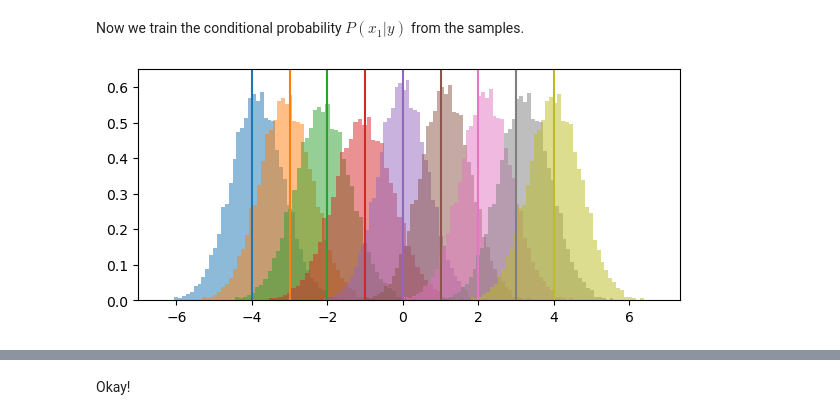
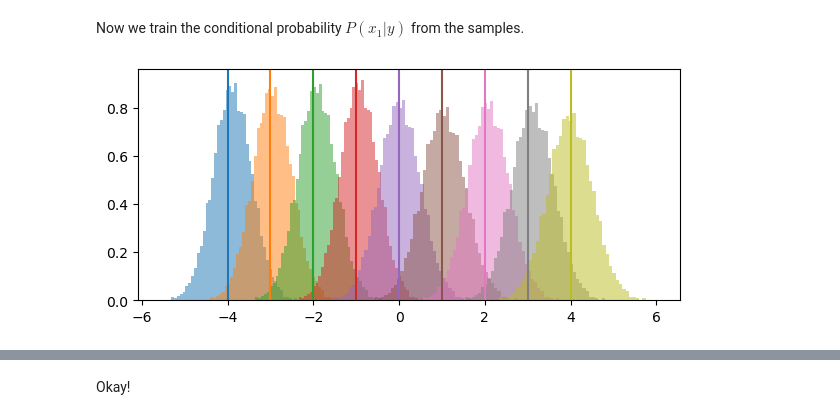
Before and after one commit to git-sunao/path-integral, a Jupyter notebook: test6.ipynb, the cells around one changed output, grey strips where cells are left out. Drawn from its saved outputs; the diff is of its cells as text; code cells hidden in the pictures.

Commit message:
update flow eq on test6.ipynb and test7.ipynb

```diff
--- a/test6.ipynb
+++ b/test6.ipynb
@@ -79,21 +79,26 @@ grad_h    = grad(action_h, holomorphic=True)
 grad_Seff = grad(action_Seff, holomorphic=True)
 # %%
 def flow_step(z, y, ds, thre=0.1):
-    # dSdz = grad_Seff(z)
-    # z = z - ds*dSdz
-    dhdz = grad_h(z, y)
-    z = z + ds*dhdz
+    dSdz = grad_Seff(z, y)
+    z = z + ds*jnp.conj(dSdz)
     return z
 
-def flow_n_steps(z, y, ds, n_step):
+def flow_n_steps(x, y, ds, n_step):
+    z = x.astype(complex)
     fnc = lambda z, null: (flow_step(z, y, ds), null)
     z, null = scan(fnc, z, length=n_step)
     return z
 
-def flow_n_steps_with_jac(z, y, ds, n_step):
-    z = flow_n_steps(z, y, ds, n_step)
-    j = jacrev(flow_n_steps, argnums=0, holomorphic=True)(z, y, ds, n_step)
+def flow_n_steps_with_jac(x, y, ds, n_step):
+    z = flow_n_steps(x, y, ds, n_step)
+    # Jacobian (we do this because the func is complex)
+    def split(x, y, ds, n_step):
+        f = flow_n_steps(x, y, ds, n_step)
+        return jnp.real(f), jnp.imag(f)
+    j = jacobian(split, argnums=0)(x, y, ds, n_step)
+    j = j[0] + j[1]*1j
     j = jnp.linalg.det(j)
+
     return z, j
 
 vflow = vmap(flow_n_steps_with_jac, (0,None,None,None), 0)
@@ -111,9 +116,8 @@ def model():
     y = jnp.reshape(y, (1,)).astype(complex)
 
     # flow
-    z = jnp.astype(x, complex)
     # n_step in flow should be optimized depending on the dimension...
-    z_pl, j = flow_n_steps_with_jac(z, y, 1e-3, 400)
+    z_pl, j = flow_n_steps_with_jac(x, y, 1e-3, 400)
     i = integrand(z_pl, y)
 
     amplt = jnp.abs(i*j)
@@ -217,17 +217,17 @@ def sample_from_flow(y=0., n_samples=10_000, key=jax.random.PRNGKey(42)):
         return x_samples
 
     x_samples = nn.apply(sample_fn, flow_model)(params)
-    x_samples = np.array(x_samples[:,0])
+    x_samples = jnp.array(x_samples)
     return x_samples
 # %%
 plt.figure(figsize=(7, 3))
 for j, y in enumerate([-4, -3, -2, -1, 0, 1, 2, 3, 4]):
     x = sample_from_flow(y=y, n_samples=10_000, key=jax.random.PRNGKey(42))
-    plt.hist(x, bins=50, density=True, alpha=0.5, label="Flow", color='C{}'.format(j))
+    plt.hist(x[:,0], bins=50, density=True, alpha=0.5, label="Flow", color='C{}'.format(j))
     plt.axvline(y, color='C{}'.format(j))
 plt.show()
 # %% [output]
-[figure, old version]
+[figure, new version]
 # %%
 y_flow = jax.random.uniform(key=jax.random.PRNGKey(40), shape=(10_000,1), minval=-4, maxval=4)
 x_flow = sample_from_flow(y=y_flow, n_samples=10_000, key=jax.random.PRNGKey(42))
```
Also changed, not shown: parts of 7 cells of this notebook, 1 other file.
